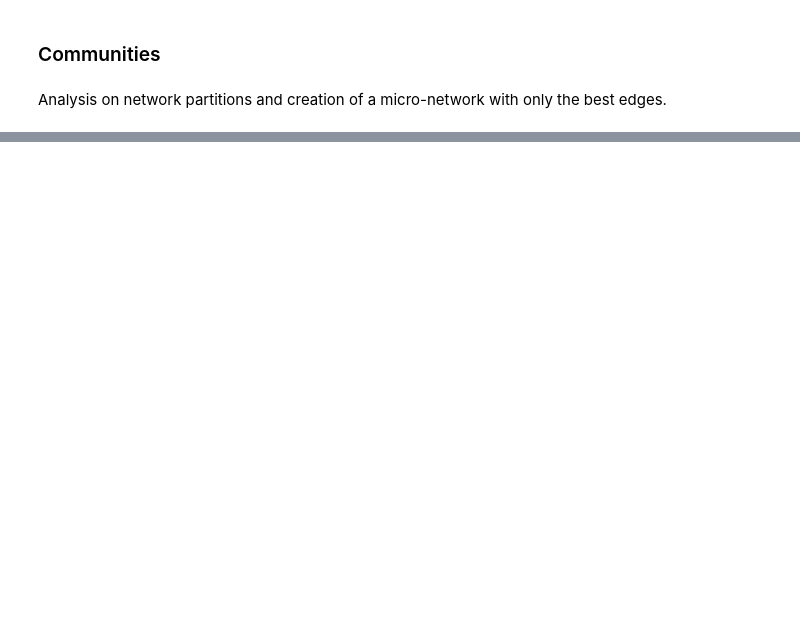
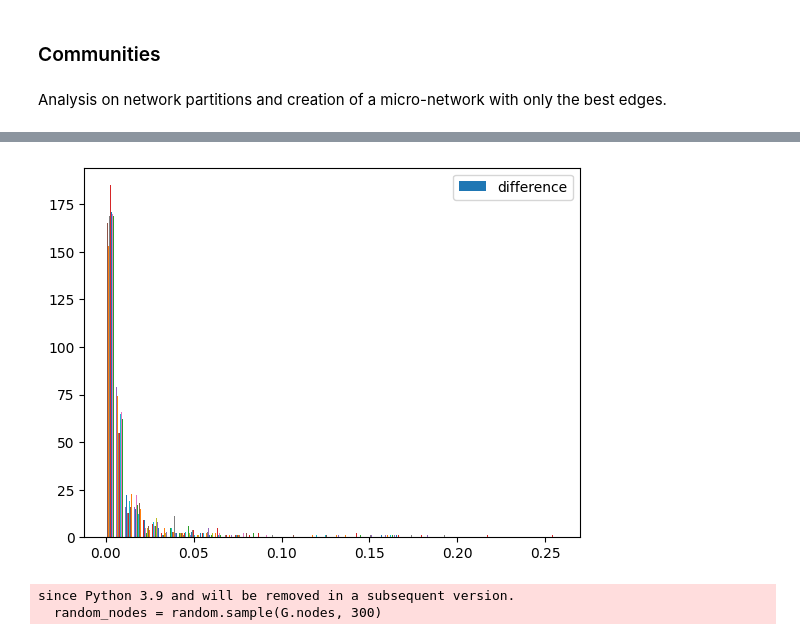
Before and after one commit to FabioCarosi/NetworkX_MarvelComics, a Jupyter notebook: marvel-network.ipynb, the cells around one changed output, grey strips where cells are left out. Cells and saved outputs as stored; diff of their text form; code cells hidden in the pictures; blank space fills up the shorter version.

Commit message:
Add some statistical analysis

```diff
--- a/marvel-network.ipynb
+++ b/marvel-network.ipynb
@@ -479,0 +620,27 @@ plt.show()
+# %%
+import random
+
+# Store the degree centralities of each subgraph
+all_degree_centralities = []
+
+# Create and analyze 10 random subgraphs with 300 nodes each
+for i in range(10):
+    nodes = random.sample(list(G.nodes()), 300)
+    subgraph = G.subgraph(nodes)
+    degree_centralities = nx.degree_centrality(subgraph)
+    degree_values = list(degree_centralities.values())
+    all_degree_centralities.append(degree_values)
+
+# Compare the values of degree centralities between the subgraphs
+differences = []
+for i in range(10):
+    for j in range(i+1, 10):
+        difference = np.abs(np.array(all_degree_centralities[i]) - np.array(all_degree_centralities[j]))
+        differences.append(difference)
+
+# Plot the differences
+plt.hist(differences, bins=50, label=['difference'])
+plt.legend()
+plt.show()
+# %% [output]
+[figure, added]
@@ -479,0 +683,45 @@ plt.show()
+# %%
+import networkx as nx
+import random
+import statistics
+
+# Crea il grafo originale
+G = nx.Graph()
+G.add_edges_from(hero_df[["hero1", "hero2"]].values)
+
+# Calcola la degree centrality per ogni nodo
+degree_centrality = nx.degree_centrality(G)
+
+# Crea 1000 sottografi casuali con nodi casuali
+subgraphs = []
+for i in range(1000):
+    random_nodes = random.sample(G.nodes, 300)
+    subgraphs.append(G.subgraph(random_nodes))
+
+# Calcola la degree centrality per ogni sottografo e salva i risultati
+all_degrees = []
+for subgraph in subgraphs:
+    subgraph_degrees = [degree_centrality[node] for node in subgraph.nodes()]
+    all_degrees.append(subgraph_degrees)
+    max_degree = max(subgraph_degrees)
+
+# Calcola la media, la varianza e il valore più alto di degree per ogni sottografo
+subgraph_means = [statistics.mean(subgraph_degrees) for subgraph_degrees in all_degrees]
+subgraph_variances = [statistics.variance(subgraph_degrees) for subgraph_degrees in all_degrees]
+max_degrees = [max(subgraph_degrees) for subgraph_degrees in all_degrees]
+
+# Calcola la media della media e la varianza totale
+mean_of_means = statistics.mean(subgraph_means)
+total_variance = sum(subgraph_variances)
+
+# Trova i 10 nodi con degree maggiore in assoluto
+top_10_nodes = sorted(degree_centrality.items(), key=lambda x: x[1], reverse=True)[:10]
+top_10_nodes = [node for node, degree in top_10_nodes]
+
+# Stampa i risultati
+print("Media della media dei degree:", mean_of_means)
+print("Varianza totale dei degree:", total_variance)
+print("10 nodi con degree maggiore in assoluto:", top_10_nodes)
+# %% [output]
+since Python 3.9 and will be removed in a subsequent version.
+  random_nodes = random.sample(G.nodes, 300)
```
Also changed, not shown: parts of 12 cells of this notebook, 2 other files.
